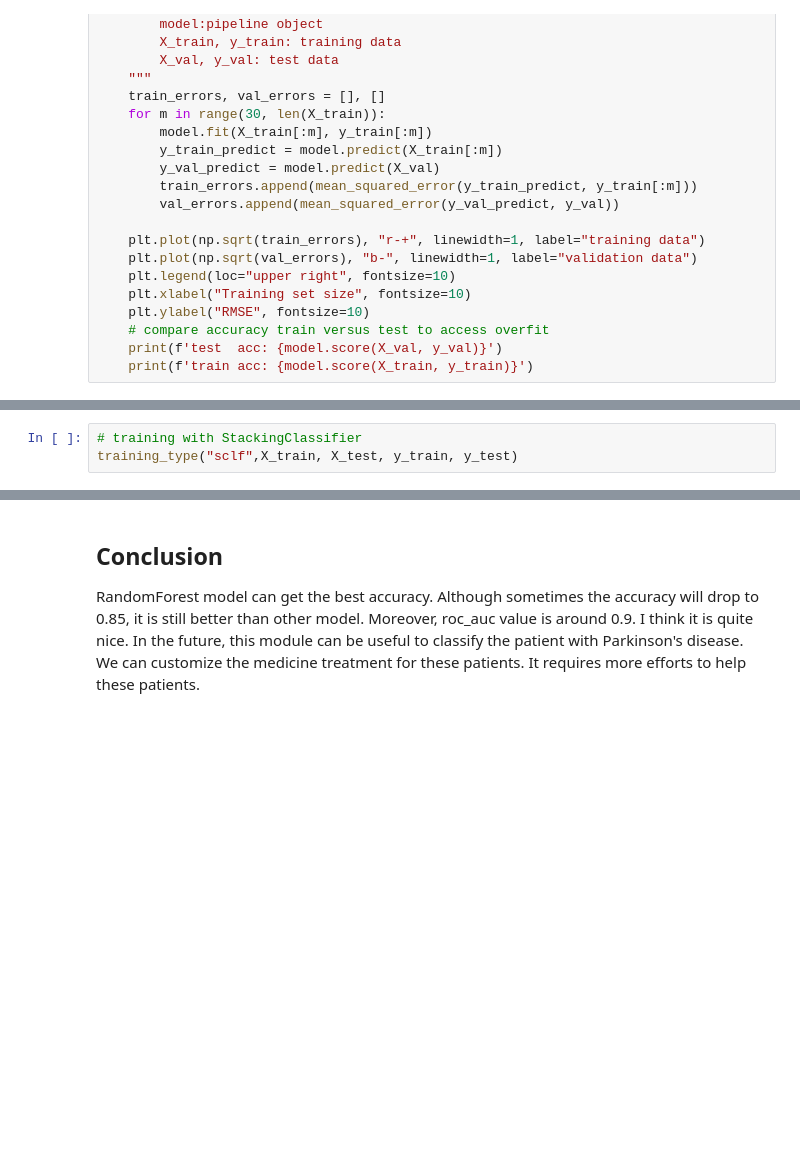
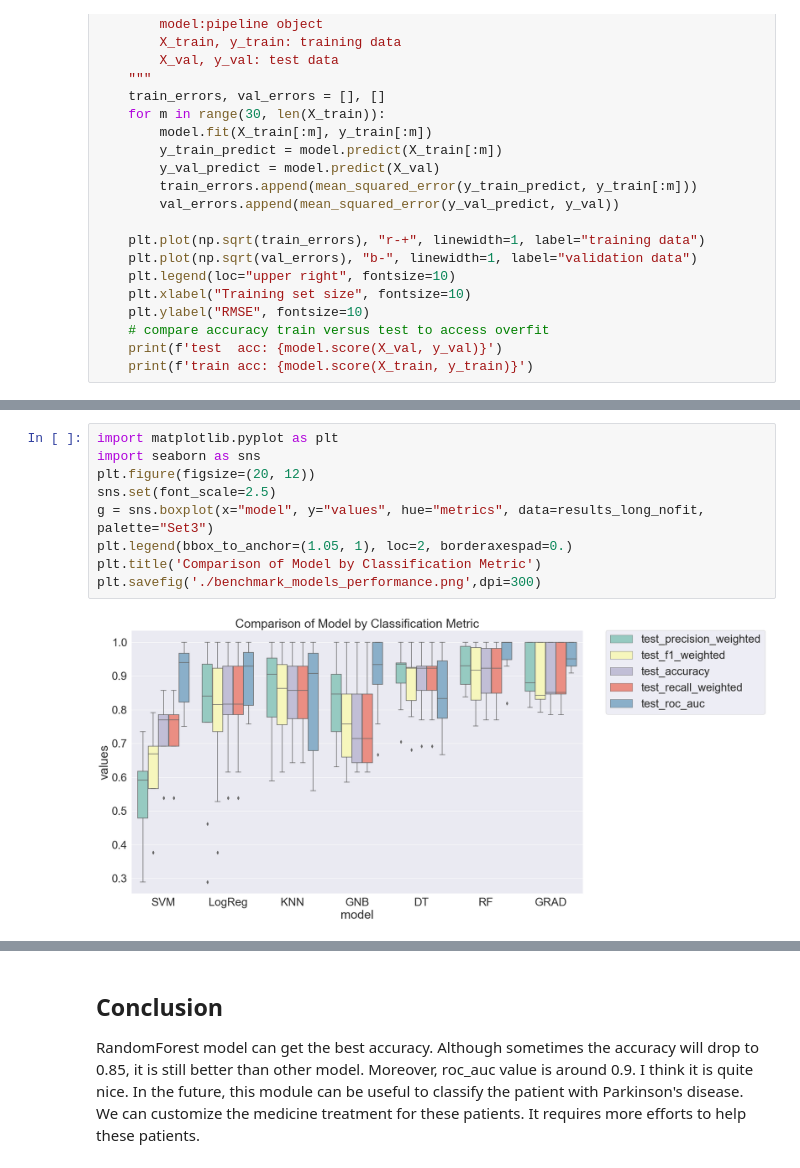
Before and after one commit to KaikaiLinHanze/MachineLearning, a Jupyter notebook: Supervised_final_assignment/final_assignment.ipynb, the cells around one changed output, grey strips where cells are left out. Drawn from its saved outputs; the diff is of its cells as text; blank space fills up the shorter version.

```diff
--- a/Supervised_final_assignment/final_assignment.ipynb
+++ b/Supervised_final_assignment/final_assignment.ipynb
@@ -580,3 +491,0 @@ train acc: 0.8088235294117647
-# %%
-# training with StackingClassifier
-training_type("sclf",X_train, X_test, y_train, y_test)
@@ -608,0 +563,11 @@ RandomForest: ROC AUC=0.917
+# %%
+import matplotlib.pyplot as plt
+import seaborn as sns
+plt.figure(figsize=(20, 12))
+sns.set(font_scale=2.5)
+g = sns.boxplot(x="model", y="values", hue="metrics", data=results_long_nofit, palette="Set3")
+plt.legend(bbox_to_anchor=(1.05, 1), loc=2, borderaxespad=0.)
+plt.title('Comparison of Model by Classification Metric')
+plt.savefig('./benchmark_models_performance.png',dpi=300)
+# %% [output]
+[figure, added]
```
Also changed, not shown: parts of 30 cells of this notebook.
